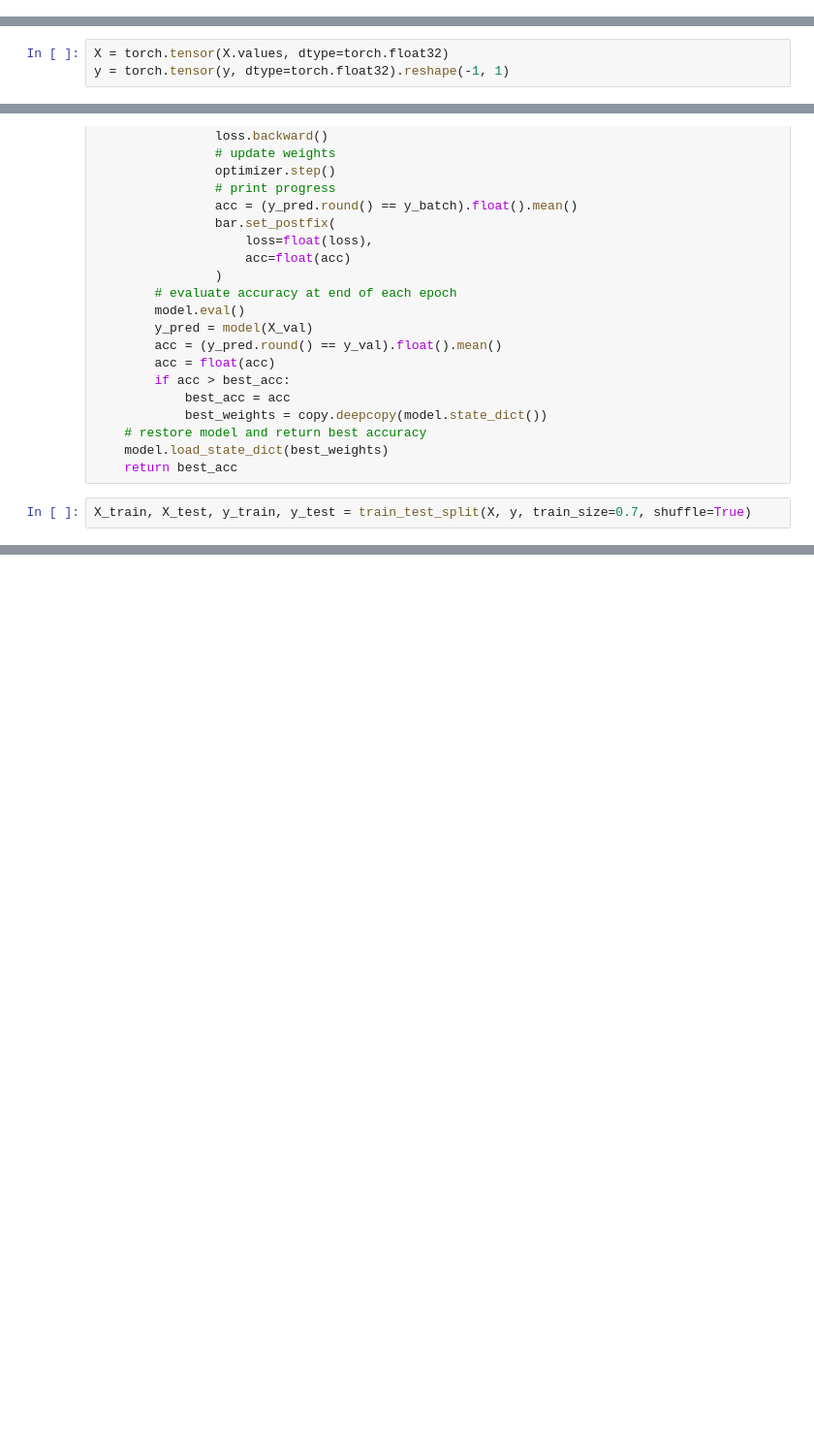
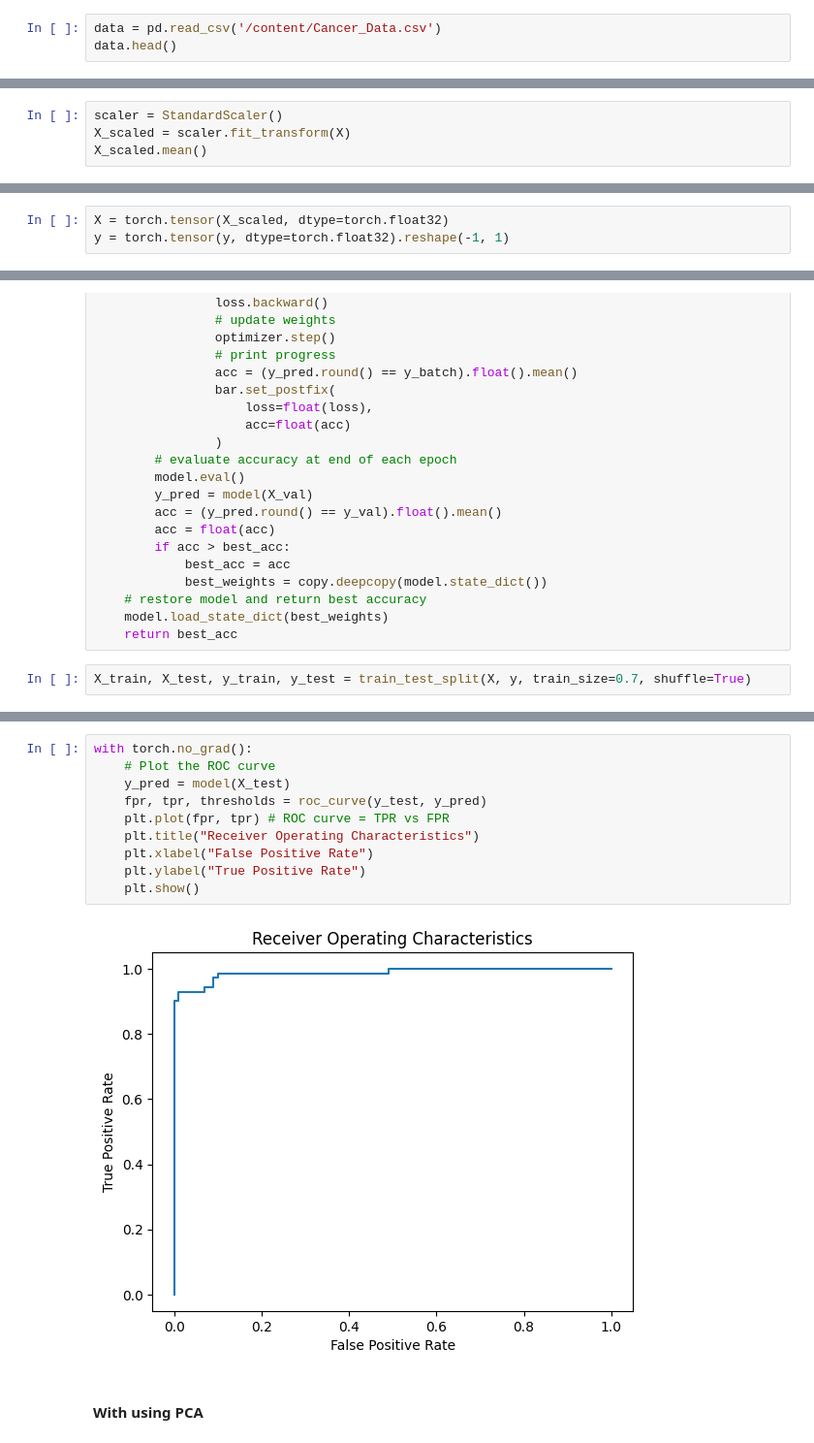
Before and after one commit to dmitryglhf/jupyter-projects, a Jupyter notebook: lab_1.ipynb, the cells around one changed output, grey strips where cells are left out. Shown at 97% size. Saved outputs shown, nothing was run; the diff lists cells and outputs as text; blank space fills up the shorter version.

```diff
--- a/lab_1.ipynb
+++ b/lab_1.ipynb
@@ -209,3 +210,6 @@ NUMPY Origin matrix A:
 ### NN
 # %% [markdown]
 #### Data
+# %%
+data = pd.read_csv('/content/Cancer_Data.csv')
+data.head()
@@ -223,0 +248,4 @@ print(encoder.classes_)
+# %%
+scaler = StandardScaler()
+X_scaled = scaler.fit_transform(X)
+X_scaled.mean()
@@ -224,7 +254,7 @@ print(encoder.classes_)
 # %% [markdown]
 #### Build model
 # %%
-X = torch.tensor(X.values, dtype=torch.float32)
+X = torch.tensor(X_scaled, dtype=torch.float32)
 y = torch.tensor(y, dtype=torch.float32).reshape(-1, 1)
 # %%
 class MyNN(nn.Module):
@@ -297,0 +334,14 @@ print(f"Final model accuracy: {acc*100:.2f}%")
+# %%
+with torch.no_grad():
+    # Plot the ROC curve
+    y_pred = model(X_test)
+    fpr, tpr, thresholds = roc_curve(y_test, y_pred)
+    plt.plot(fpr, tpr) # ROC curve = TPR vs FPR
+    plt.title("Receiver Operating Characteristics")
+    plt.xlabel("False Positive Rate")
+    plt.ylabel("True Positive Rate")
+    plt.show()
+# %% [output]
+[figure, added]
+# %% [markdown]
+#### With using PCA
```
Also changed, not shown: parts of 13 cells of this notebook.
